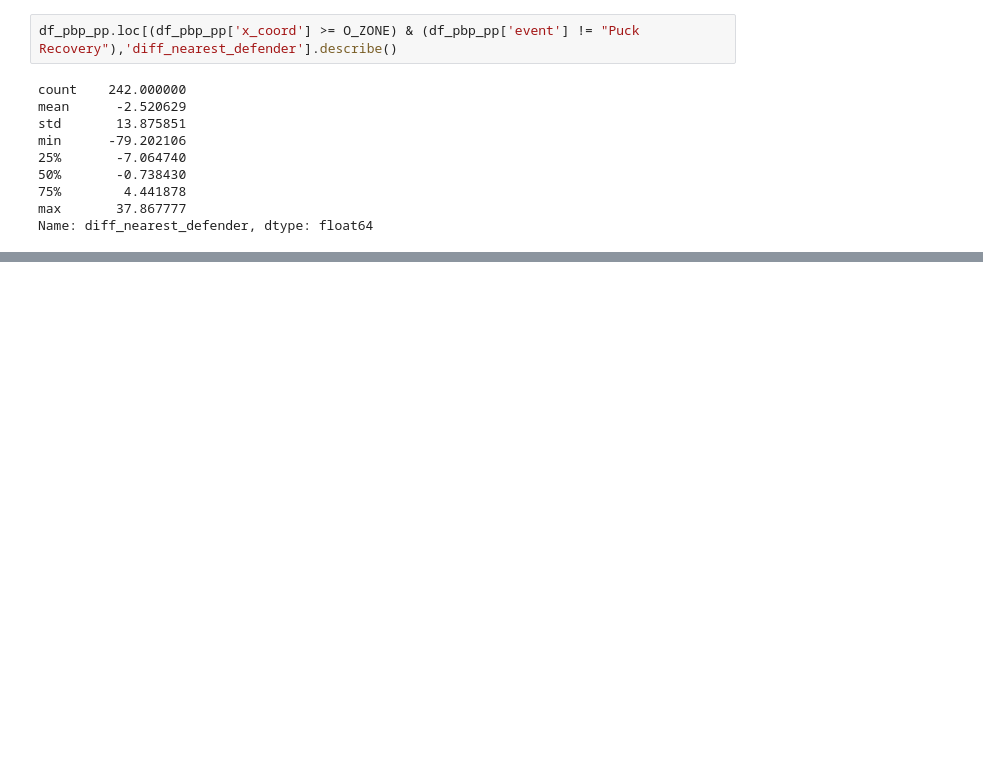
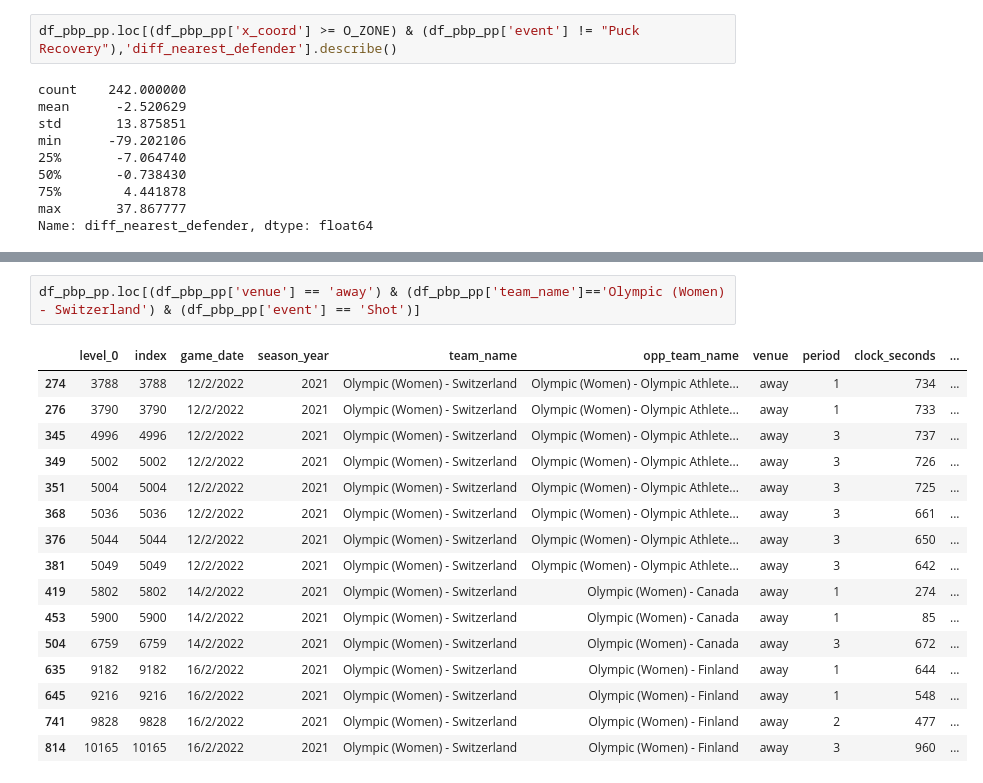
Before and after one commit to TK5-Tim/Big-Data-Cup, a Jupyter notebook: 2022/pp_danger_tracking.ipynb, the cells around one changed output, grey strips where cells are left out. Drawn from its saved outputs; the diff is of its cells as text; blank space fills up the shorter version.

```diff
--- a/2022/pp_danger_tracking.ipynb
+++ b/2022/pp_danger_tracking.ipynb
@@ -242,0 +272,19 @@ df_pbp_pp.loc[(df_pbp_pp['x_coord'] >= O_ZONE) & (df_pbp_pp['event'] != "Puck Re
+# %%
+df_pbp_pp.loc[(df_pbp_pp['venue'] == 'away') & (df_pbp_pp['team_name']=='Olympic (Women) - Switzerland') & (df_pbp_pp['event'] == 'Shot')]
+# %% [output]
+|  | level_0 | index | game_date | season_year | team_name | opp_team_name | venue | period | clock_seconds | ... |
+| 274 | 3788 | 3788 | 12/2/2022 | 2021 | Olympic (Women) - Switzerland | Olympic (Women) - Olympic Athlete... | away | 1 | 734 | ... |
+| 276 | 3790 | 3790 | 12/2/2022 | 2021 | Olympic (Women) - Switzerland | Olympic (Women) - Olympic Athlete... | away | 1 | 733 | ... |
+| 345 | 4996 | 4996 | 12/2/2022 | 2021 | Olympic (Women) - Switzerland | Olympic (Women) - Olympic Athlete... | away | 3 | 737 | ... |
+| 349 | 5002 | 5002 | 12/2/2022 | 2021 | Olympic (Women) - Switzerland | Olympic (Women) - Olympic Athlete... | away | 3 | 726 | ... |
+| 351 | 5004 | 5004 | 12/2/2022 | 2021 | Olympic (Women) - Switzerland | Olympic (Women) - Olympic Athlete... | away | 3 | 725 | ... |
+| 368 | 5036 | 5036 | 12/2/2022 | 2021 | Olympic (Women) - Switzerland | Olympic (Women) - Olympic Athlete... | away | 3 | 661 | ... |
+| 376 | 5044 | 5044 | 12/2/2022 | 2021 | Olympic (Women) - Switzerland | Olympic (Women) - Olympic Athlete... | away | 3 | 650 | ... |
+| 381 | 5049 | 5049 | 12/2/2022 | 2021 | Olympic (Women) - Switzerland | Olympic (Women) - Olympic Athlete... | away | 3 | 642 | ... |
+| 419 | 5802 | 5802 | 14/2/2022 | 2021 | Olympic (Women) - Switzerland | Olympic (Women) - Canada | away | 1 | 274 | ... |
+| 453 | 5900 | 5900 | 14/2/2022 | 2021 | Olympic (Women) - Switzerland | Olympic (Women) - Canada | away | 1 | 85 | ... |
+| 504 | 6759 | 6759 | 14/2/2022 | 2021 | Olympic (Women) - Switzerland | Olympic (Women) - Canada | away | 3 | 672 | ... |
+| 635 | 9182 | 9182 | 16/2/2022 | 2021 | Olympic (Women) - Switzerland | Olympic (Women) - Finland | away | 1 | 644 | ... |
+| 645 | 9216 | 9216 | 16/2/2022 | 2021 | Olympic (Women) - Switzerland | Olympic (Women) - Finland | away | 1 | 548 | ... |
+| 741 | 9828 | 9828 | 16/2/2022 | 2021 | Olympic (Women) - Switzerland | Olympic (Women) - Finland | away | 2 | 477 | ... |
+| 814 | 10165 | 10165 | 16/2/2022 | 2021 | Olympic (Women) - Switzerland | Olympic (Women) - Finland | away | 3 | 960 | ... |
```
Also changed, not shown: parts of 7 cells of this notebook, 2 other files.
